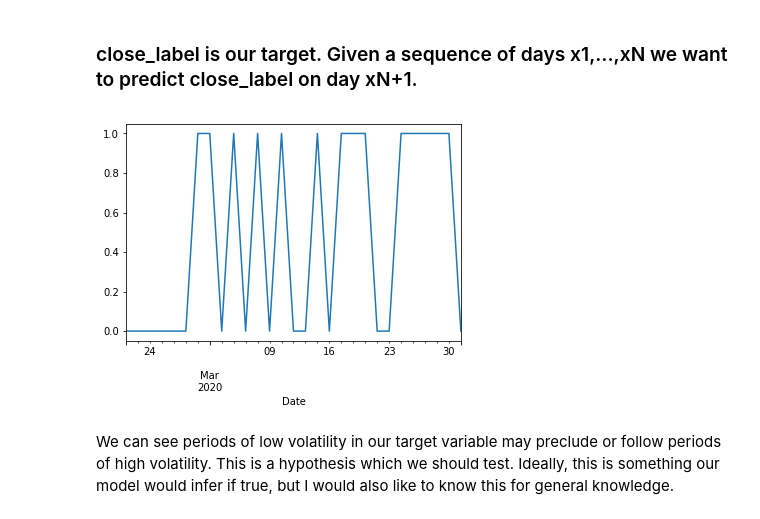
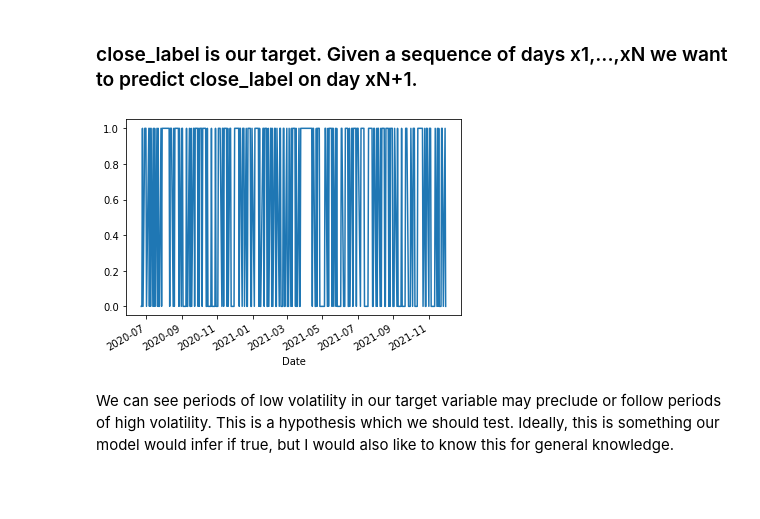
Before and after one commit to bourne2invest/AlgoTrading, a Jupyter notebook: notebooks/Market-Close_Binary-Predictor.ipynb, the cells around one changed output. Cells and saved outputs as stored; diff of their text form; code cells hidden in the pictures; blank space fills up the shorter version.

```diff
--- a/notebooks/Market-Close_Binary-Predictor.ipynb
+++ b/notebooks/Market-Close_Binary-Predictor.ipynb
@@ -200,10 +201,10 @@ sp_df.tail()
 # %% [markdown]
 ### close_label is our target. Given a sequence of days x1,...,xN we want to predict close_label on day xN+1.
 # %%
-sp_df.close_label[-30:-1].plot()
+sp_df.close_label[-365:-1].plot()
 plt.show()
 # %% [output]
-[figure, old version]
+[figure, new version]
 # %% [markdown]
 We can see periods of low volatility in our target variable may preclude or follow periods of high volatility. This is a hypothesis which we should test. Ideally, this is something our model would infer if true, but I would also like to know this for general knowledge.
 # %%
```
Also changed, not shown: parts of 64 cells of this notebook.
